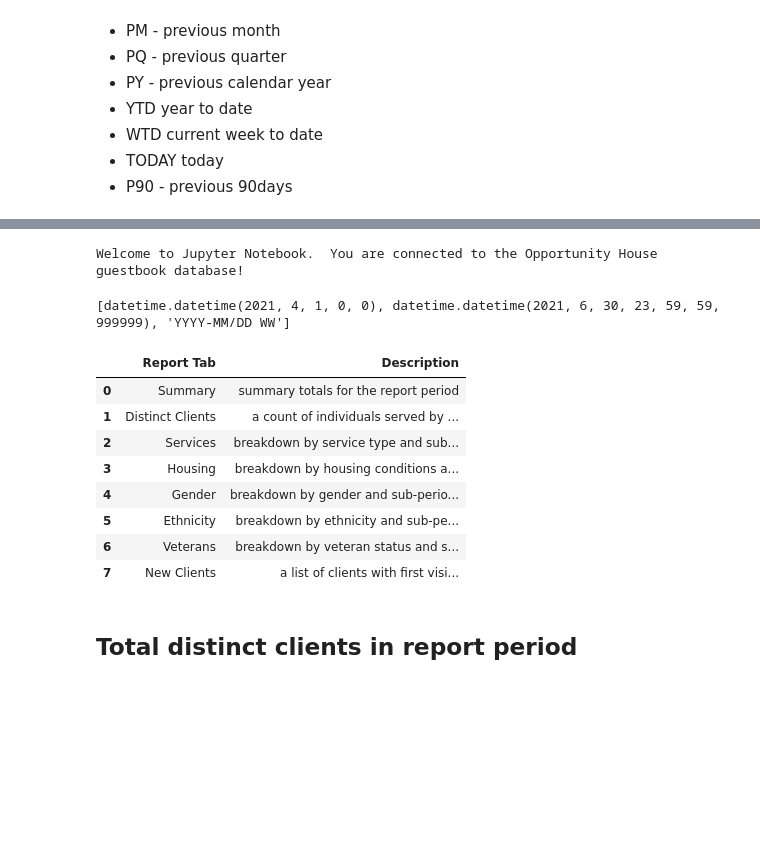
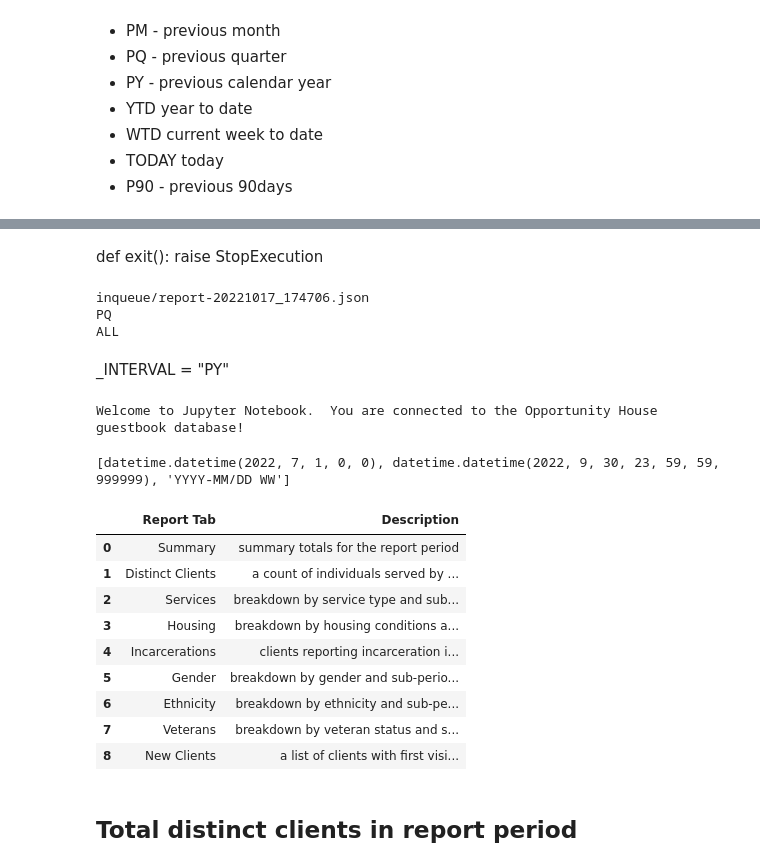
Before and after one commit to charliewprice/analytics_guestbook, a Jupyter notebook: OppHouse_BulkReporter_v1.1.ipynb, the cells around one changed output, grey strips where cells are left out. Saved outputs shown, nothing was run; the diff lists cells and outputs as text; code cells hidden in the pictures; blank space fills up the shorter version.

```diff
--- a/OppHouse_BulkReporter_v1.1.ipynb
+++ b/OppHouse_BulkReporter_v1.1.ipynb
@@ -28,5 +26,3 @@ def toPeriodFriendly(INTERVAL):
       if INTERVAL==acronyms[n]:
          return friendly[n]
     return "Unknown Period"
-# %%
-_INTERVAL = "PQ"
@@ -33,3 +35,60 @@ _INTERVAL = "PQ"
+# %% [markdown]
+def exit(): raise StopExecution
+# %%
+import os
+import pandas as pd
+
+#path = "/home/gbadmin/jupy-notebooks/Reports/inqueue"
+#dir_list = os.listdir(path)
+
+#if len(dir_list)>0:
+#  filename = "inqueue/{}".format(dir_list[0])
+#  print(filename)
+
+#  rep = pd.read_json(filename, lines=True)
+
+#  for _ , row in rep.iterrows():
+#    _INTERVAL = row['interval']
+
+#  print(_INTERVAL)
+#  # delete the file
+#  os.remove(filename)
+#else:
+#  print("NOTHING TO DO")
+#  exit()
+
+#_INTERVAL = "PY"
+
+path = "/home/gbadmin/jupy-notebooks/Reports/inqueue"
+dir_list = os.listdir(path)
+
+if len(dir_list)>0:
+  filename = "inqueue/{}".format(dir_list[0])
+  print(filename)
+
+  rep = pd.read_json(filename, lines=True)
+
+  for _ , row in rep.iterrows():
+    _INTERVAL = row['interval']
+    _TYPE = row['type']
+    if (_TYPE=='ALL'):
+       print(_INTERVAL)
+       print(_TYPE)
+       # delete the file
+       os.remove(filename)
+    else:
+      print("Non-ALL Type")
+      exit()
+
+else:
+  print("NOTHING TO DO")
+  exit()
+# %% [output]
+inqueue/report-20221017_174706.json
+PQ
+ALL
+# %% [markdown]
+_INTERVAL = "PY"
 # %%
 from pandas import ExcelWriter
 from pandas import ExcelFile
@@ -82,40 +141,43 @@ df = pd.DataFrame({"Report Tab":[ \
               "Distinct Clients", \
               "Services", \
               "Housing", \
+              "Incarcerations", \
               "Gender", \
               "Ethnicity", \
               "Veterans", \
               "New Clients"
                                  ], \
                    "Description":[ \
               "summary totals for the report period", \
               "a count of individuals served by sub-period within the period.", \
               "breakdown by service type and sub-period within the period.", \
               "breakdown by housing conditions and sub-period within the period.", \
+              "clients reporting incarceration in previous 90 day period.", \
               "breakdown by gender and sub-period within the period.", \
               "breakdown by ethnicity and sub-period within the period.", \
               "breakdown by veteran status and sub-period within the period.", \
               "a list of clients with first visit occurring in the report period."
                                  ]})
 
 collection["dataframe"] = df
 collection["colwidths"] = [30, 100]
 collections.append(collection)
 
 
 
 df.head(1000)
 # %% [output]
-[datetime.datetime(2021, 4, 1, 0, 0), datetime.datetime(2021, 6, 30, 23, 59, 59, 999999), 'YYYY-MM/DD WW']
+[datetime.datetime(2022, 7, 1, 0, 0), datetime.datetime(2022, 9, 30, 23, 59, 59, 999999), 'YYYY-MM/DD WW']
 |  | Report Tab | Description |
 | 0 | Summary | summary totals for the report period |
 | 1 | Distinct Clients | a count of individuals served by ... |
 | 2 | Services | breakdown by service type and sub... |
 | 3 | Housing | breakdown by housing conditions a... |
-| 4 | Gender | breakdown by gender and sub-perio... |
-| 5 | Ethnicity | breakdown by ethnicity and sub-pe... |
-| 6 | Veterans | breakdown by veteran status and s... |
-| 7 | New Clients | a list of clients with first visi... |
+| 4 | Incarcerations | clients reporting incarceration i... |
+| 5 | Gender | breakdown by gender and sub-perio... |
+| 6 | Ethnicity | breakdown by ethnicity and sub-pe... |
+| 7 | Veterans | breakdown by veteran status and s... |
+| 8 | New Clients | a list of clients with first visi... |
 # %% [markdown]
 ## Total distinct clients in report period ##
 # %%
```
Also changed, not shown: parts of 21 cells of this notebook, 1 other file.
